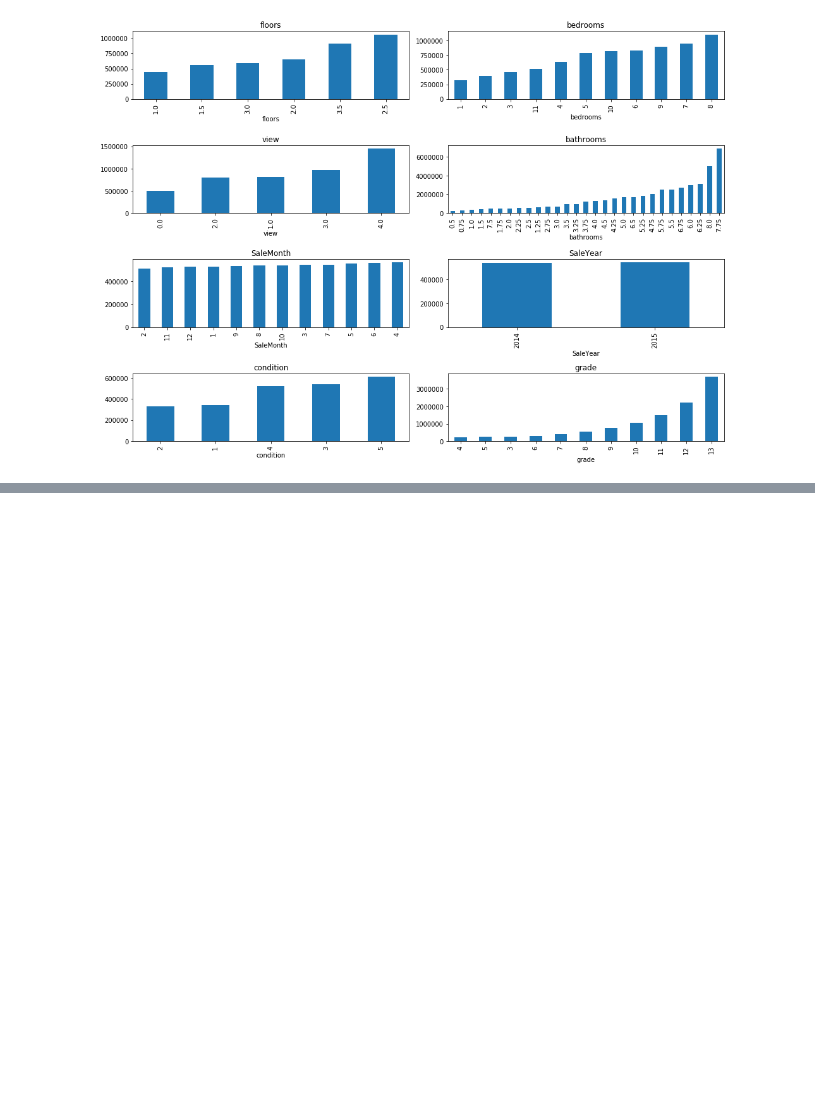
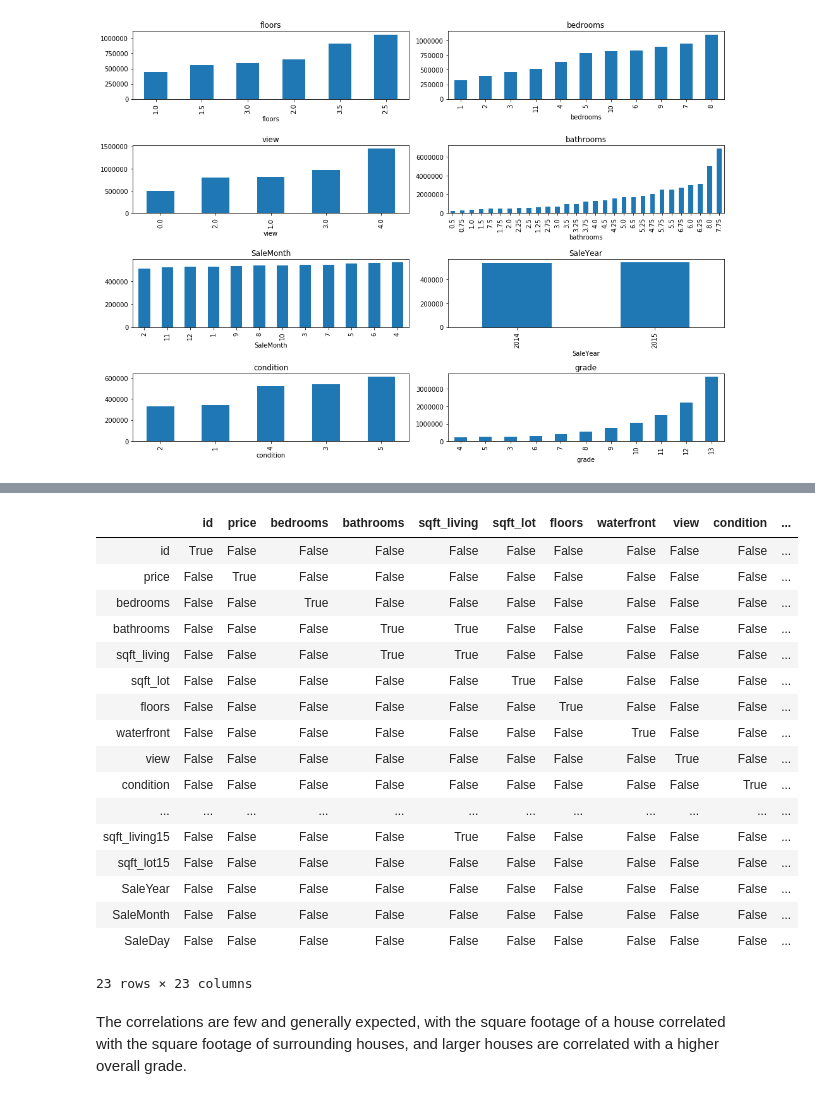
Before and after one commit to aradaha/dsc-mod-2-project-v2-1-onl01-dtsc-ft-030220, a Jupyter notebook: student.ipynb, the cells around one changed output, grey strips where cells are left out. Cells and saved outputs as stored; diff of their text form; code cells hidden in the pictures; blank space fills up the shorter version.

```diff
--- a/student.ipynb
+++ b/student.ipynb
@@ -147,0 +168,24 @@ Name: condition, Length: 21596, dtype: int64
+# %%
+# Checking if there is too much correlation between any columns
+abs(df.corr()) > 0.75
+# %% [output]
+|  | id | price | bedrooms | bathrooms | sqft_living | sqft_lot | floors | waterfront | view | condition | ... |
+| id | True | False | False | False | False | False | False | False | False | False | ... |
+| price | False | True | False | False | False | False | False | False | False | False | ... |
+| bedrooms | False | False | True | False | False | False | False | False | False | False | ... |
+| bathrooms | False | False | False | True | True | False | False | False | False | False | ... |
+| sqft_living | False | False | False | True | True | False | False | False | False | False | ... |
+| sqft_lot | False | False | False | False | False | True | False | False | False | False | ... |
+| floors | False | False | False | False | False | False | True | False | False | False | ... |
+| waterfront | False | False | False | False | False | False | False | True | False | False | ... |
+| view | False | False | False | False | False | False | False | False | True | False | ... |
+| condition | False | False | False | False | False | False | False | False | False | True | ... |
+| ... | ... | ... | ... | ... | ... | ... | ... | ... | ... | ... | ... |
+| sqft_living15 | False | False | False | False | True | False | False | False | False | False | ... |
+| sqft_lot15 | False | False | False | False | False | False | False | False | False | False | ... |
+| SaleYear | False | False | False | False | False | False | False | False | False | False | ... |
+| SaleMonth | False | False | False | False | False | False | False | False | False | False | ... |
+| SaleDay | False | False | False | False | False | False | False | False | False | False | ... |
+23 rows × 23 columns
+# %% [markdown]
+The correlations are few and generally expected, with the square footage of a house correlated with the square footage of surrounding houses, and larger houses are correlated with a higher overall grade.
```
Also changed, not shown: parts of 7 cells of this notebook.
